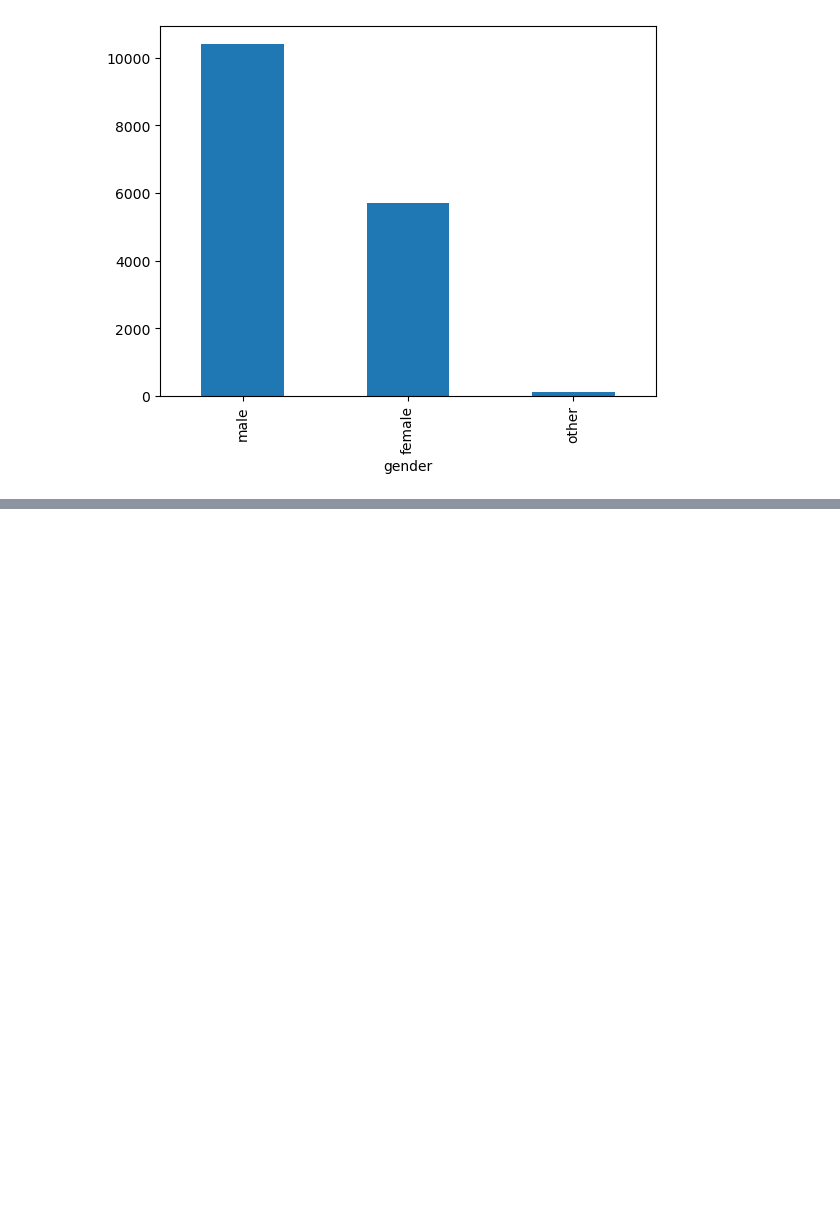
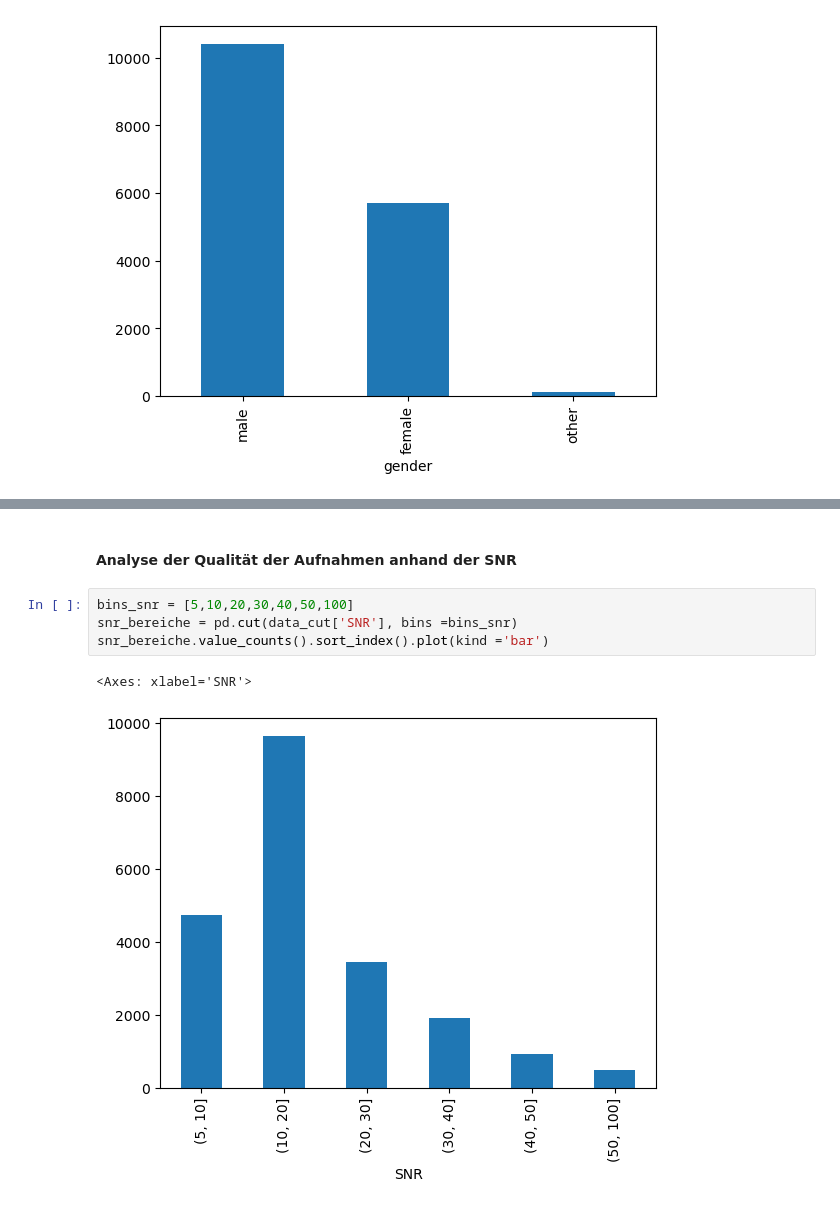
Before and after one commit to Knerten0815/GeoCougher, a Jupyter notebook: GeoCougher_exploration.ipynb, the cells around one changed output, grey strips where cells are left out. Cells and saved outputs as stored; diff of their text form; blank space fills up the shorter version.

Commit message:
SNR Analyse

```diff
--- a/GeoCougher_exploration.ipynb
+++ b/GeoCougher_exploration.ipynb
@@ -123,0 +143,9 @@ data_cut['gender'].value_counts().plot(kind= 'bar')
+# %% [markdown]
+#### Analyse der Qualität der Aufnahmen anhand der SNR
+# %%
+bins_snr = [5,10,20,30,40,50,100]
+snr_bereiche = pd.cut(data_cut['SNR'], bins =bins_snr)
+snr_bereiche.value_counts().sort_index().plot(kind ='bar')
+# %% [output]
+<Axes: xlabel='SNR'>
+[figure, added]
```
Also changed, not shown: parts of 4 cells of this notebook.
